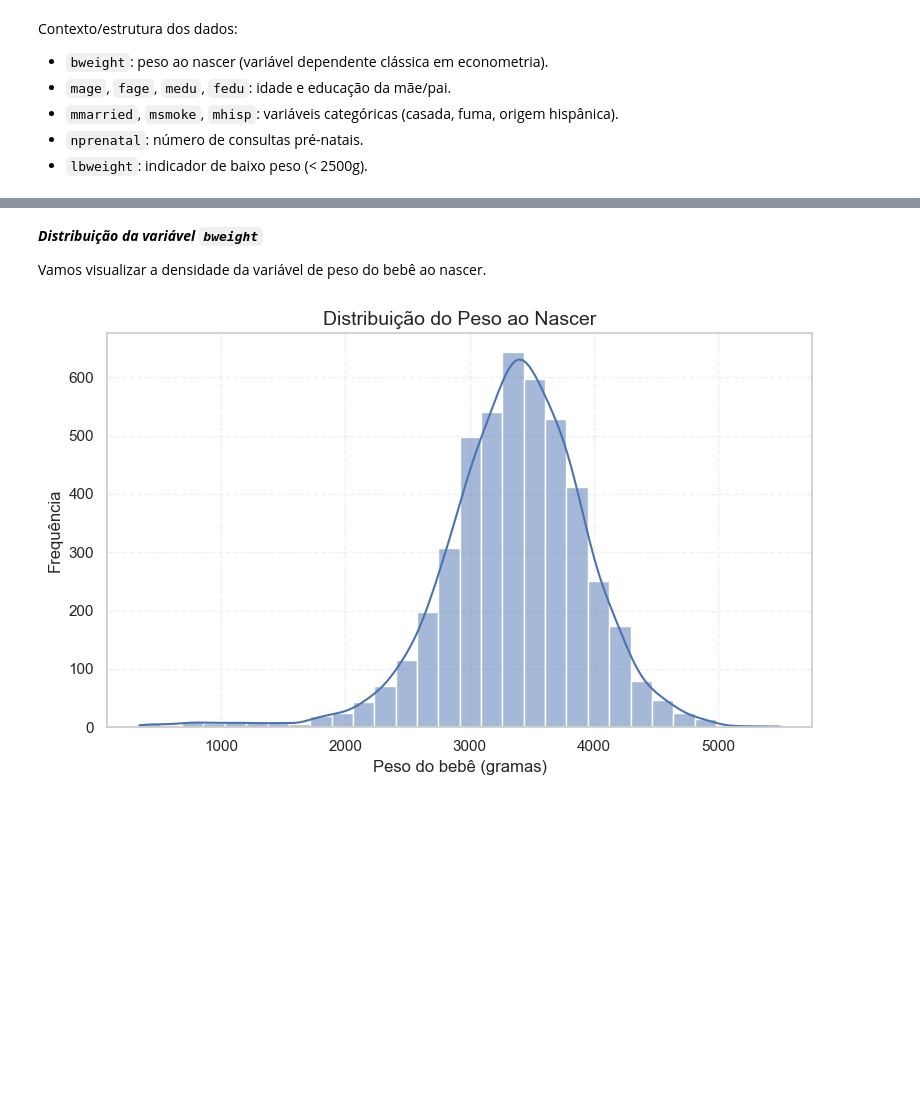
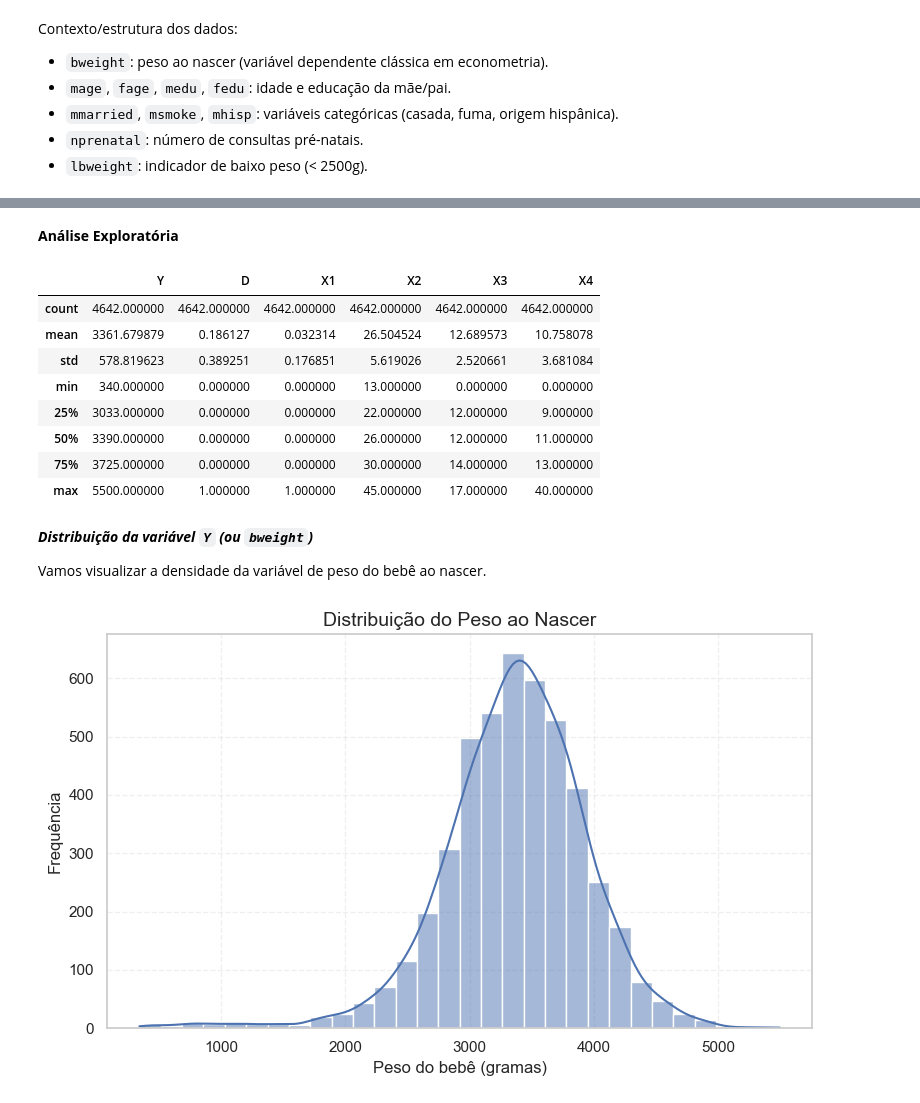
Before and after one commit to Daniel-Uhr/UFSC_2025, a Jupyter notebook: Seminario_2025_UFSC.ipynb, the cells around one changed output, grey strips where cells are left out. Cells and saved outputs as stored; diff of their text form; code cells hidden in the pictures; blank space fills up the shorter version.

```diff
--- a/Seminario_2025_UFSC.ipynb
+++ b/Seminario_2025_UFSC.ipynb
@@ -356,5 +466,19 @@ Contexto/estrutura dos dados:
+# %% [markdown]
+**Análise Exploratória**
+# %%
+data.describe()
+# %% [output]
+|  | Y | D | X1 | X2 | X3 | X4 |
+| count | 4642.000000 | 4642.000000 | 4642.000000 | 4642.000000 | 4642.000000 | 4642.000000 |
+| mean | 3361.679879 | 0.186127 | 0.032314 | 26.504524 | 12.689573 | 10.758078 |
+| std | 578.819623 | 0.389251 | 0.176851 | 5.619026 | 2.520661 | 3.681084 |
+| min | 340.000000 | 0.000000 | 0.000000 | 13.000000 | 0.000000 | 0.000000 |
+| 25% | 3033.000000 | 0.000000 | 0.000000 | 22.000000 | 12.000000 | 9.000000 |
+| 50% | 3390.000000 | 0.000000 | 0.000000 | 26.000000 | 12.000000 | 11.000000 |
+| 75% | 3725.000000 | 0.000000 | 0.000000 | 30.000000 | 14.000000 | 13.000000 |
+| max | 5500.000000 | 1.000000 | 1.000000 | 45.000000 | 17.000000 | 40.000000 |
 # %% [markdown]
-***Distribuição da variável `bweight`***
+***Distribuição da variável `Y` (ou `bweight`)***
 
 Vamos visualizar a densidade da variável de peso do bebê ao nascer.
 # %%
```
Also changed, not shown: parts of 29 cells of this notebook.
